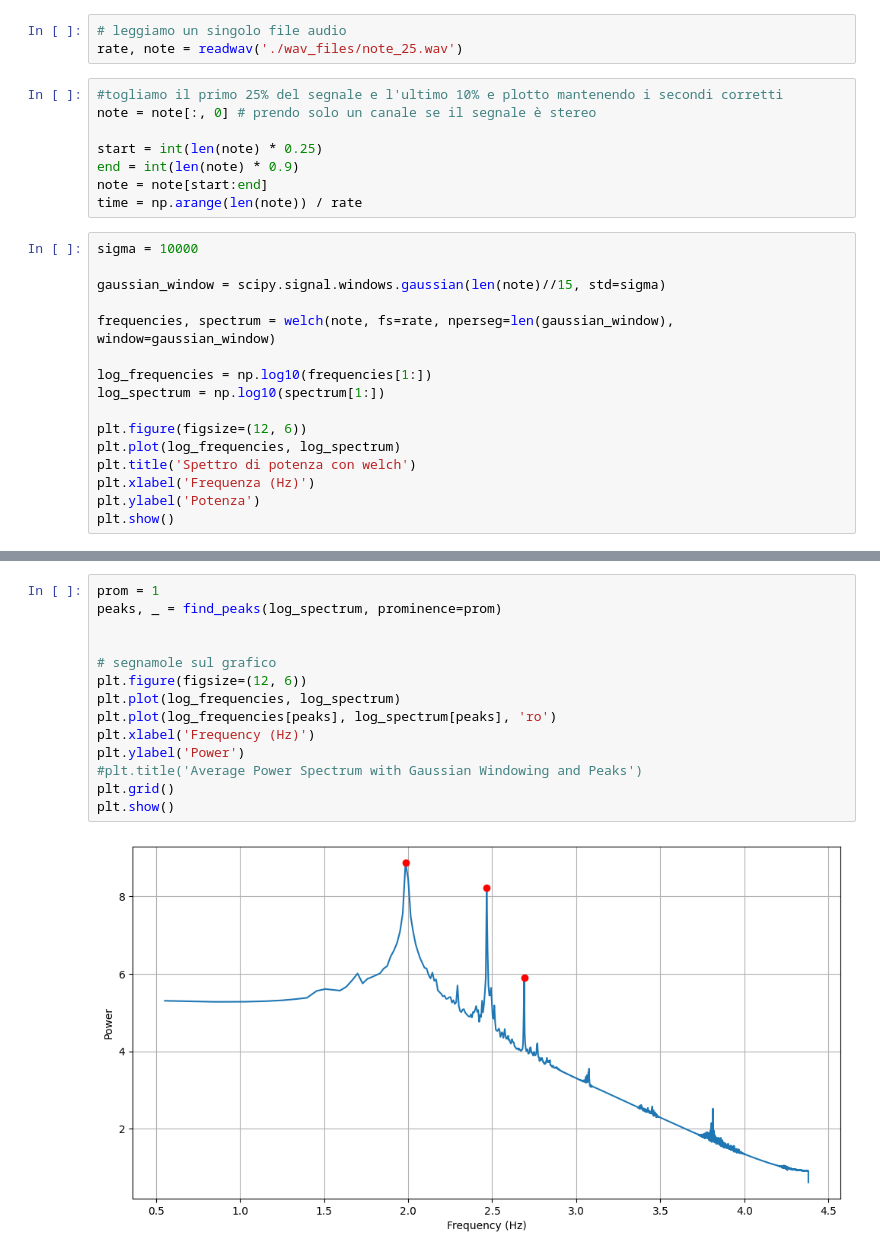
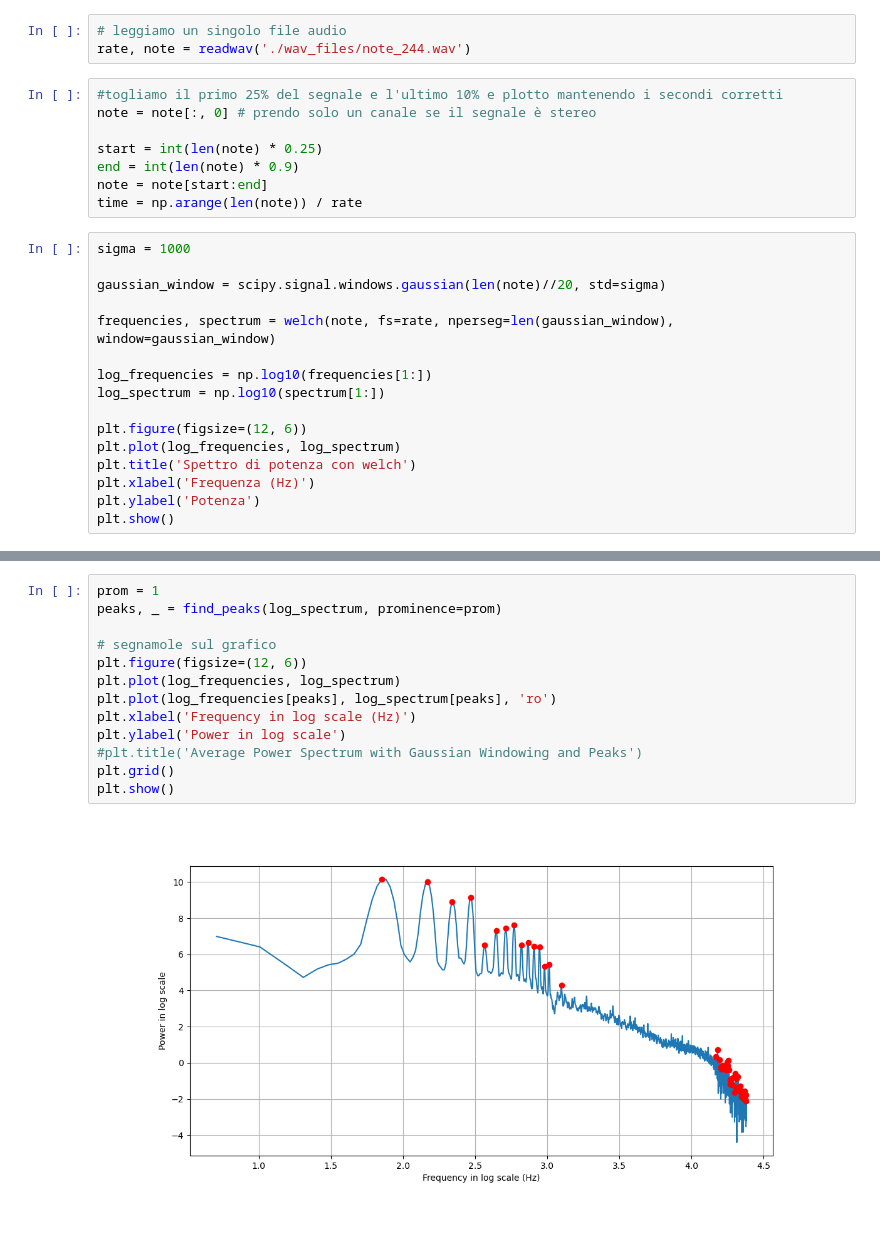
Before and after one commit to maddoc-g/3_organ_clustering, a Jupyter notebook: codice_soft_Alice.ipynb, the cells around one changed output, grey strips where cells are left out. Drawn from its saved outputs; the diff is of its cells as text; blank space fills up the shorter version.

```diff
--- a/codice_soft_Alice.ipynb
+++ b/codice_soft_Alice.ipynb
@@ -25,6 +22,6 @@ Per automattizzare questa selezione si potrebbe calcolare preventivamente il per
 # %%
 # leggiamo un singolo file audio
-rate, note = readwav('./wav_files/note_25.wav')
+rate, note = readwav('./wav_files/note_244.wav')
 # %%
 #togliamo il primo 25% del segnale e l'ultimo 10% e plotto mantenendo i secondi corretti
 note = note[:, 0] # prendo solo un canale se il segnale è stereo
@@ -34,9 +31,9 @@ end = int(len(note) * 0.9)
 note = note[start:end]
 time = np.arange(len(note)) / rate
 # %%
-sigma = 10000
+sigma = 1000
 
-gaussian_window = scipy.signal.windows.gaussian(len(note)//15, std=sigma)
+gaussian_window = scipy.signal.windows.gaussian(len(note)//20, std=sigma)
 
 frequencies, spectrum = welch(note, fs=rate, nperseg=len(gaussian_window), window=gaussian_window)
 
@@ -54,16 +51,15 @@ plt.show()
 # %%
 prom = 1
 peaks, _ = find_peaks(log_spectrum, prominence=prom)
-
 
 # segnamole sul grafico
 plt.figure(figsize=(12, 6))
 plt.plot(log_frequencies, log_spectrum)
 plt.plot(log_frequencies[peaks], log_spectrum[peaks], 'ro')
-plt.xlabel('Frequency (Hz)')
-plt.ylabel('Power')
+plt.xlabel('Frequency in log scale (Hz)')
+plt.ylabel('Power in log scale')
 #plt.title('Average Power Spectrum with Gaussian Windowing and Peaks')
 plt.grid()
 plt.show()
 # %% [output]
-[figure, old version]
+[figure, new version]
```
Also changed, not shown: parts of 16 cells of this notebook.
